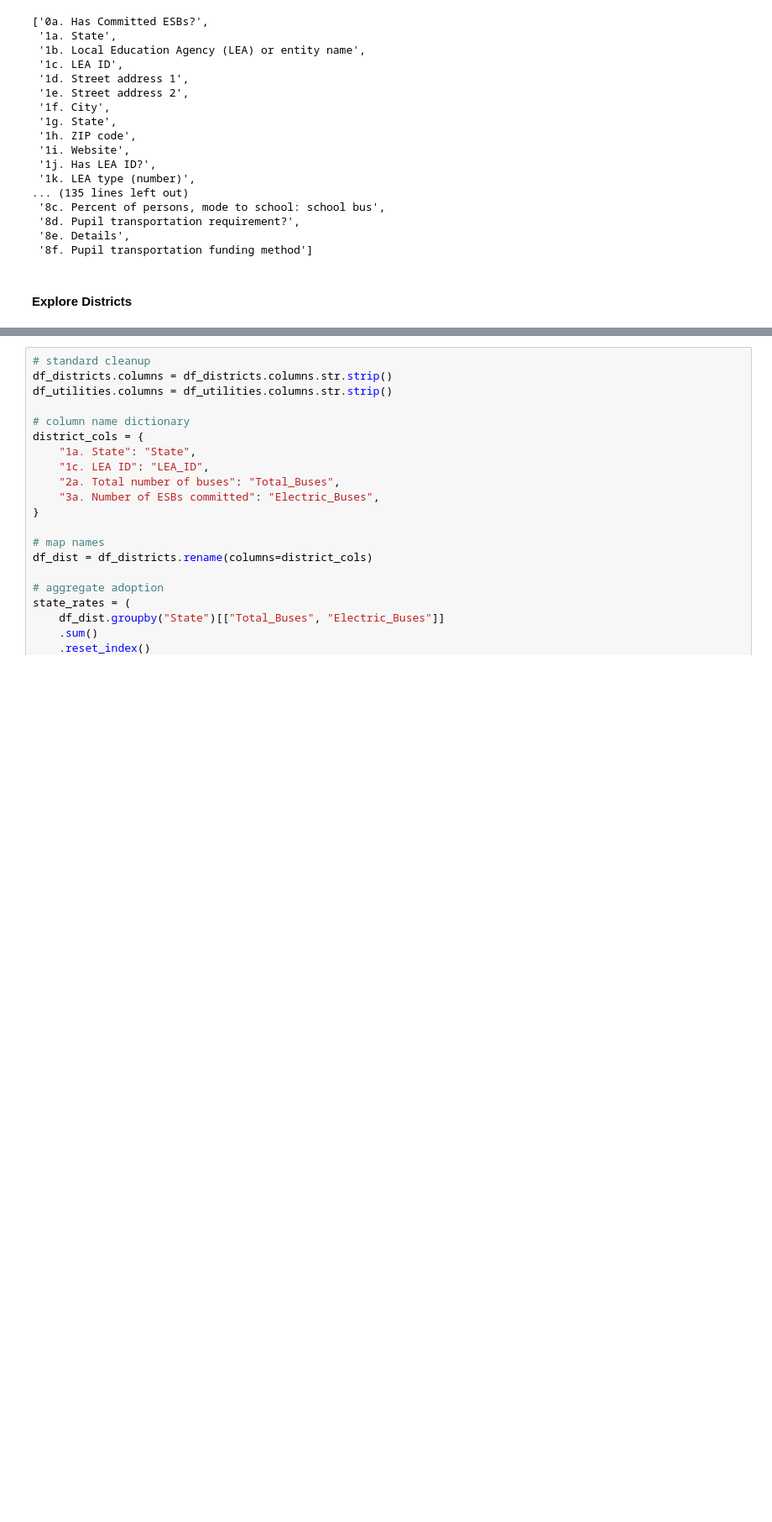
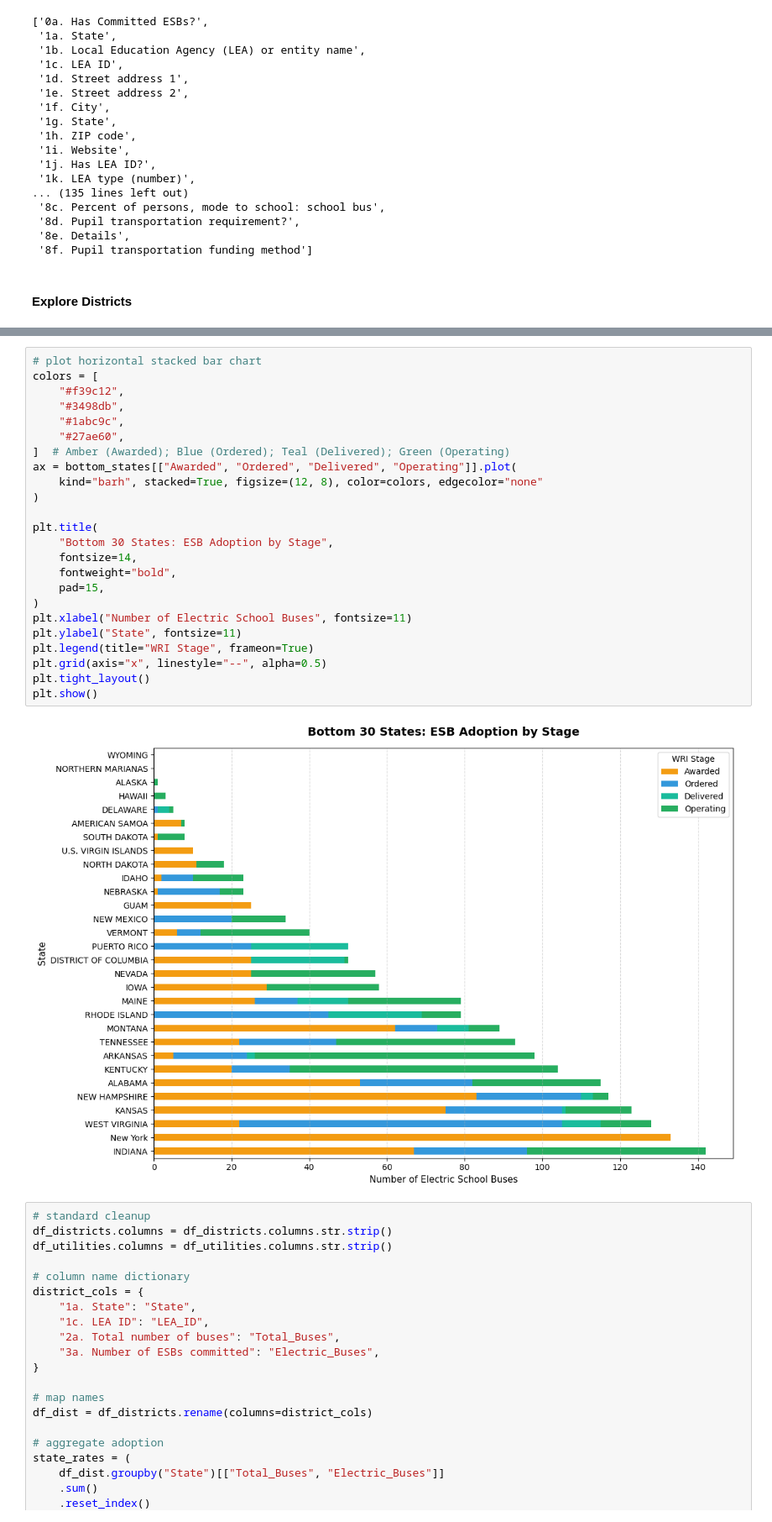
Before and after one commit to dgrasman/magic-school-bus, a Jupyter notebook: msb.ipynb, the cells around one changed output, grey strips where cells are left out. Shown at 84% size. Cells and saved outputs as stored; diff of their text form; blank space fills up the shorter version.

```diff
--- a/msb.ipynb
+++ b/msb.ipynb
@@ -247,3 +261,29 @@ plt.show()
+# %%
+# plot horizontal stacked bar chart
+colors = [
+    "#f39c12",
+    "#3498db",
+    "#1abc9c",
+    "#27ae60",
+]  # Amber (Awarded); Blue (Ordered); Teal (Delivered); Green (Operating)
+ax = bottom_states[["Awarded", "Ordered", "Delivered", "Operating"]].plot(
+    kind="barh", stacked=True, figsize=(12, 8), color=colors, edgecolor="none"
+)
+
+plt.title(
+    "Bottom 30 States: ESB Adoption by Stage",
+    fontsize=14,
+    fontweight="bold",
+    pad=15,
+)
+plt.xlabel("Number of Electric School Buses", fontsize=11)
+plt.ylabel("State", fontsize=11)
+plt.legend(title="WRI Stage", frameon=True)
+plt.grid(axis="x", linestyle="--", alpha=0.5)
+plt.tight_layout()
+plt.show()
+# %% [output]
+[figure, added]
 # %%
 # standard cleanup
 df_districts.columns = df_districts.columns.str.strip()
```
Also changed, not shown: parts of 3 cells of this notebook.
